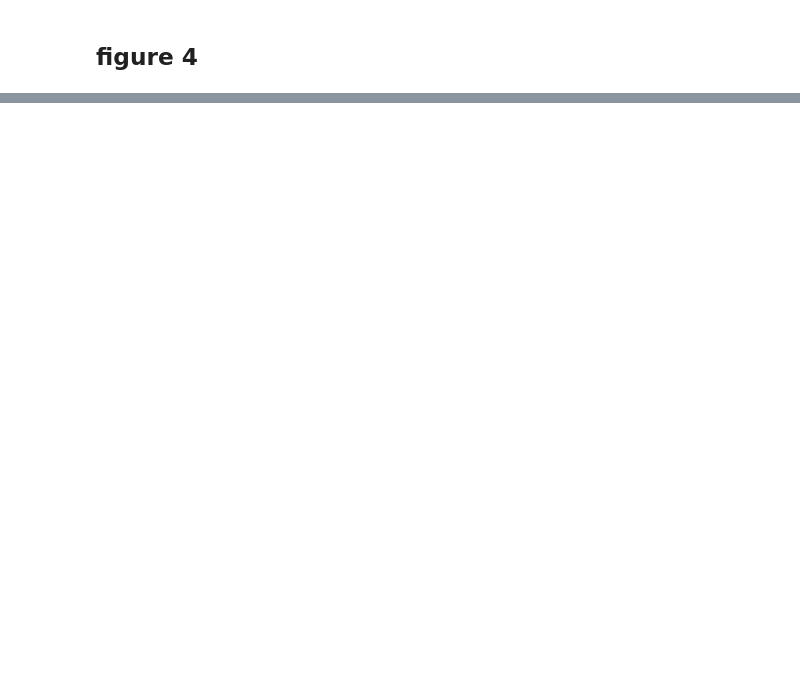
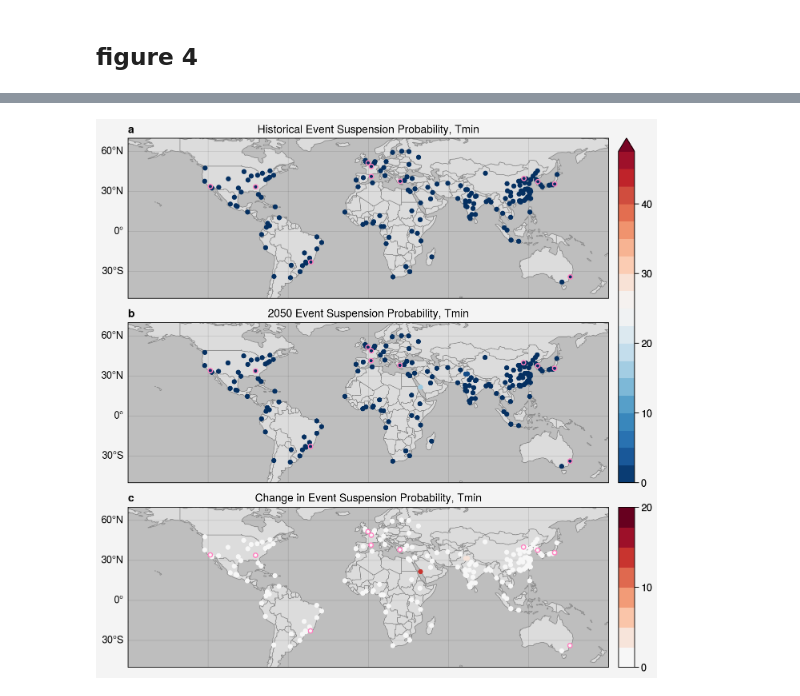
Before and after one commit to milrae/olympics-heat-stress, a Jupyter notebook: olympics_heat_stress.ipynb, the cells around one changed output, grey strips where cells are left out. Drawn from its saved outputs; the diff is of its cells as text; code cells hidden in the pictures; blank space fills up the shorter version.

```diff
--- a/olympics_heat_stress.ipynb
+++ b/olympics_heat_stress.ipynb
@@ -23,7 +27,7 @@ import proplot as pplt
 # import data files & functions
 # %%
 # import urban agglomeration (city) population, elevation, and GDP data
-cityinfo = pd.read_csv('./city_info.csv', index_col=0)
+cityinfo = pd.read_csv(f'{PATH}/data/city_info.csv', index_col=0)
 citynames = cityinfo.urban_agglomeration.tolist() # list of cities for indexing later
 # %%
 # import olympic games information
@@ -629 +531,83 @@ pplt.show()
+# %%
+# import data
+tmin_jna_hist = xr.open_dataarray(f'{PATH}/data/tmin_jna_hist.nc')
+tmin_jna_2050 = xr.open_dataarray(f'{PATH}/data/tmin_jna_2050.nc')
+# %%
+# ext figure 1: tmin event suspension probability maps for cities with population >2.5M and past hosts
+
+fig, (ax1,ax3,ax5) = pplt.subplots(nrows=3, ncols=1, proj=pplt.PlateCarree(), refwidth=6, refheight=2, abc=True)
+
+for ax in (ax1,ax3,ax5):
+    ax.format(land=True, landcolor='#DCDCDC', facecolor='#BEBEBE',
+              coast=True, coastcolor='#8c8c8c',
+              borders=True, borderscolor='#8c8c8c', innerborderscolor='#8c8c8c',
+              latlocator=[-30, 0, 30, 60], latlabels=True)
+    ax.set_extent([-180, 180, -50, 70], crs=ccrs.PlateCarree())
+
+# color management
+my_cmap = pplt.Colormap(('#053061', '#2166ac', '#4393c3', '#92c5de', '#d1e5f0', '#f7f7f7', '#fddbc7', '#f4a582', '#d6604d', '#b2182b', '#67001f'),
+                        name='my_cmap')
+bounds = np.linspace(0,50,21)
+norm = mcolors.BoundaryNorm(boundaries=bounds, ncolors=my_cmap.N) # map boundaries to colors
+
+########################################################################
+
+# ax1 map: historical prob ev sus, all cities
+
+ax1.set_title('Historical Event Suspension Probability, Tmin')
+
+# plot hosts on top
+ax1.scatter(cityinfo.lon[hostidxs], cityinfo.lat[hostidxs], c='#053061',
+            edgecolor='pink', s=15, linewidth=1, zorder=4)
+
+# scatterplot
+ax1.scatter(cityinfo.lon[host25idxs], cityinfo.lat[host25idxs], c='#053061', s=15, zorder=3)
+
+########################################################################
+
+# ax3 map: projected prob ev sus, all cities
+
+ax3.set_title('2050 Event Suspension Probability, Tmin')
+
+# plot hosts on top
+ax3.scatter(cityinfo.lon[hostidxs], cityinfo.lat[hostidxs], c=tmin_jna_2050[hostidxs,0], norm=norm, cmap=my_cmap,
+            edgecolor='pink', s=15, linewidth=1, zorder=4)
+
+# scatterplot; add dummy value that doesn't plot so colorbar scales correctly
+ax3.scatter(np.concatenate((cityinfo.lon[host25idxs],[np.nan])),
+            np.concatenate((cityinfo.lat[host25idxs],[np.nan])),
+            c=np.concatenate((tmin_jna_2050[host25idxs,0],[49])),
+            norm=norm, cmap=my_cmap, s=15, zorder=3)
+
+# colorbar
+fig.colorbar(my_cmap, boundaries=bounds, loc='right', rows=(1,2), locator=10, extend='max')
+
+########################################################################
+
+# ax5 map: difference proj - hist
+
+ax5.set_title('Change in Event Suspension Probability, Tmin')
+
+difftmin = tmin_jna_2050 - tmin_jna_hist
+
+# create a continuous colormap from matplotlib colors
+diffmap = pplt.Colormap(('#f7f7f7', '#fddbc7', '#f4a582', '#d6604d', '#b2182b', '#67001f'),
+                        name='diffmap')
+diffbounds = np.linspace(0, 20, 9)
+diffnorm = mcolors.BoundaryNorm(diffbounds, diffmap.N)
+
+# plot hosts on top
+ax5.scatter(pop25info.lon[hostidxs], pop25info.lat[hostidxs], c=difftmin[hostidxs,0], norm=diffnorm, cmap=diffmap,
+            edgecolor='pink', s=15, linewidth=1, zorder=4)
+
+# make scatterplot and colorbar, add dummy value for colorbar scaling
+sc5 = ax5.scatter(np.concatenate((cityinfo.lon[host25idxs],[np.nan])),
+                  np.concatenate((cityinfo.lat[host25idxs],[np.nan])),
+                  c=np.concatenate((difftmin[host25idxs,0],[19])),
+                  norm=diffnorm, cmap=diffmap, s=15, zorder=3)
+fig.colorbar(sc5, loc='right', row=3, locator=10)
+
+pplt.show()
+# %% [output]
+[figure, added]
 # %% [markdown]
```
Also changed, not shown: parts of 29 cells of this notebook, 33 other files.
